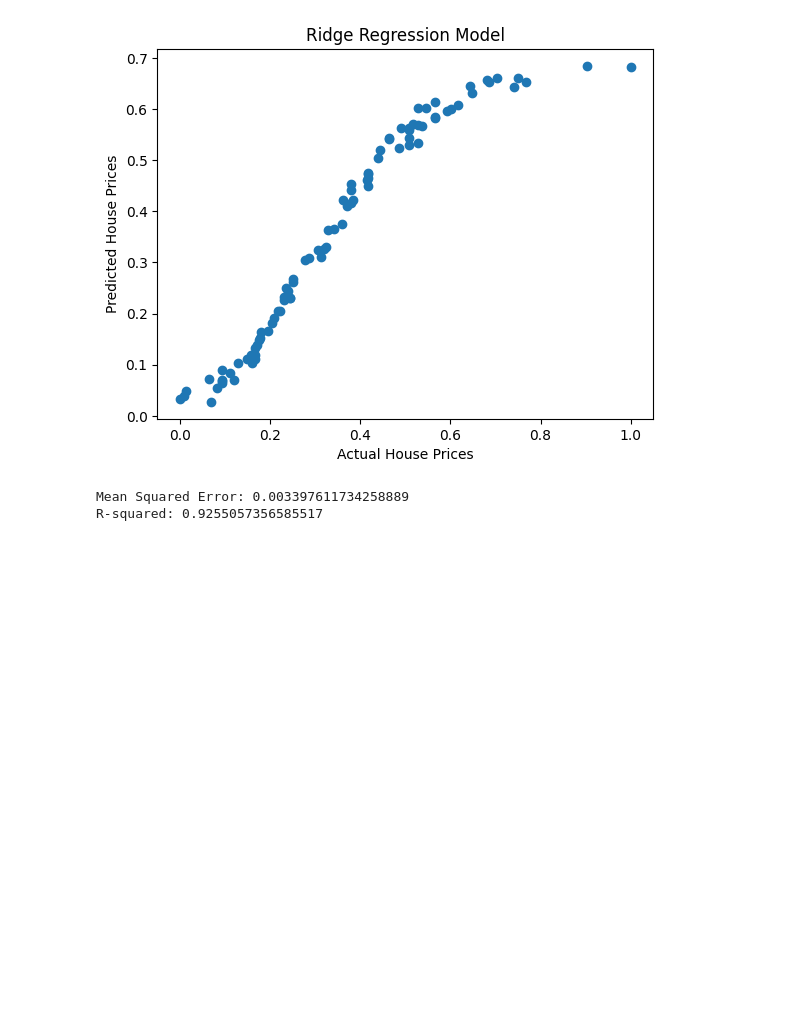
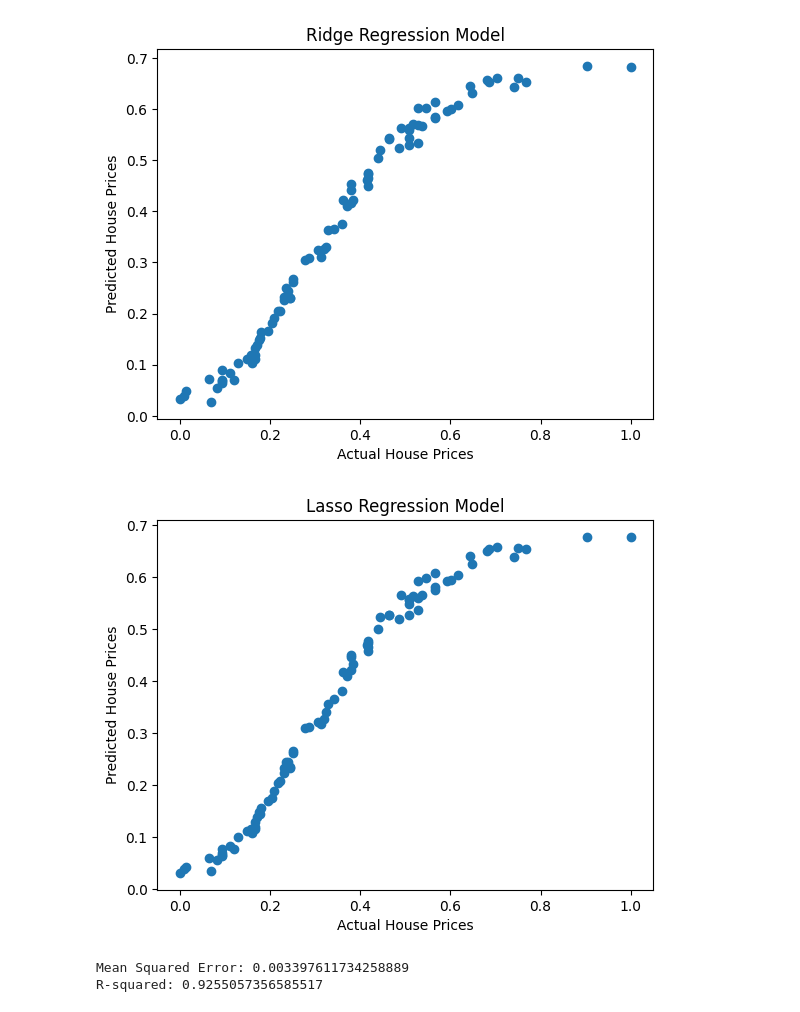
Before and after one commit to JamesW0803/ML-Assignment, a Jupyter notebook: ML assignment 1/ML_LabWork1.ipynb, the cells around one changed output. Drawn from its saved outputs; the diff is of its cells as text; code cells hidden in the pictures; blank space fills up the shorter version.

```diff
--- a/ML assignment 1/ML_LabWork1.ipynb
+++ b/ML assignment 1/ML_LabWork1.ipynb
@@ -375,6 +375,14 @@ plt.title('Ridge Regression Model')
 plt.show()
 # %% [output]
 [figure]
+# %%
+plt.scatter(y_test, y_prediction_lasso)
+plt.xlabel('Actual House Prices')
+plt.ylabel('Predicted House Prices')
+plt.title('Lasso Regression Model')
+plt.show()
+# %% [output]
+[figure, added]
 # %%
 mse = mean_squared_error(y_test, y_test_prediction)
 r2 = r2_score(y_test, y_test_prediction)
```
